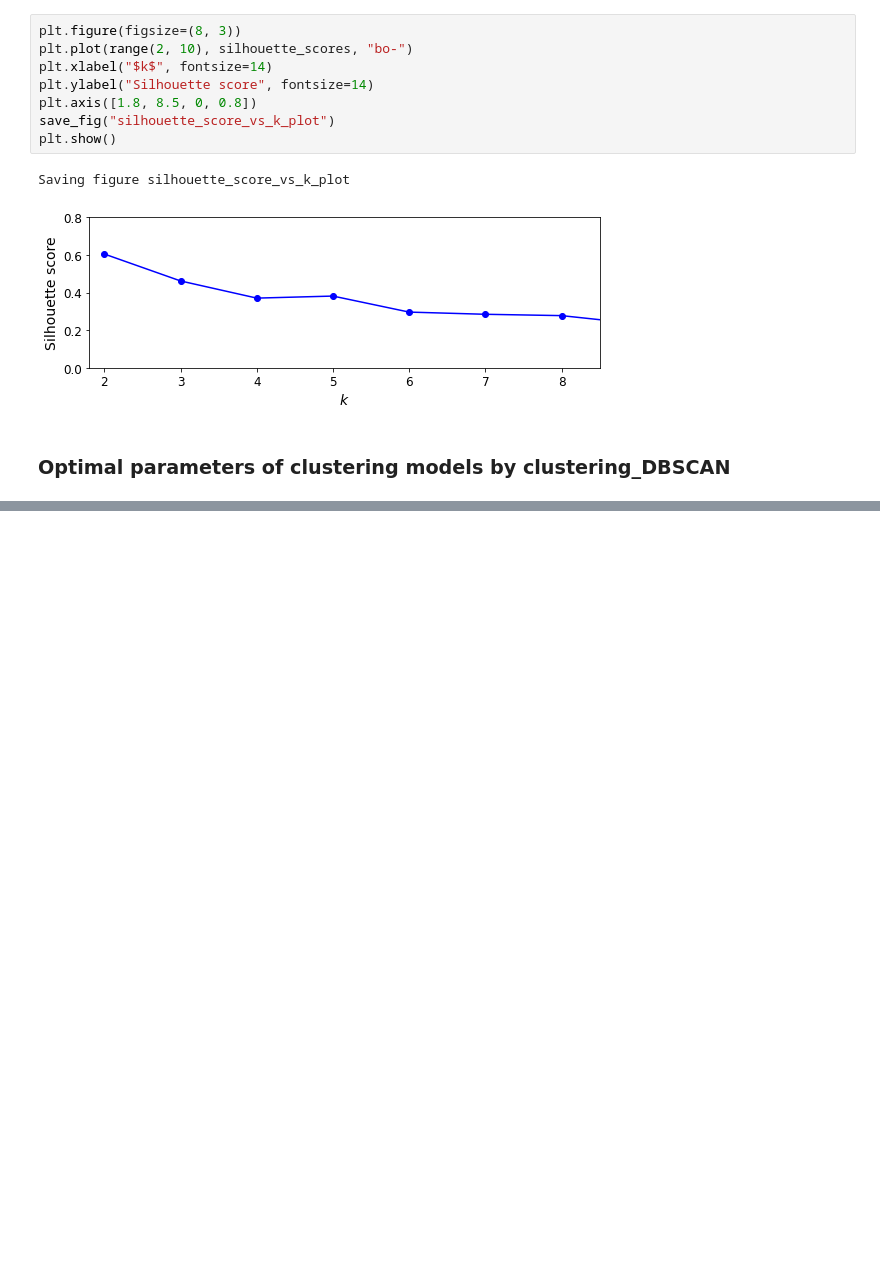
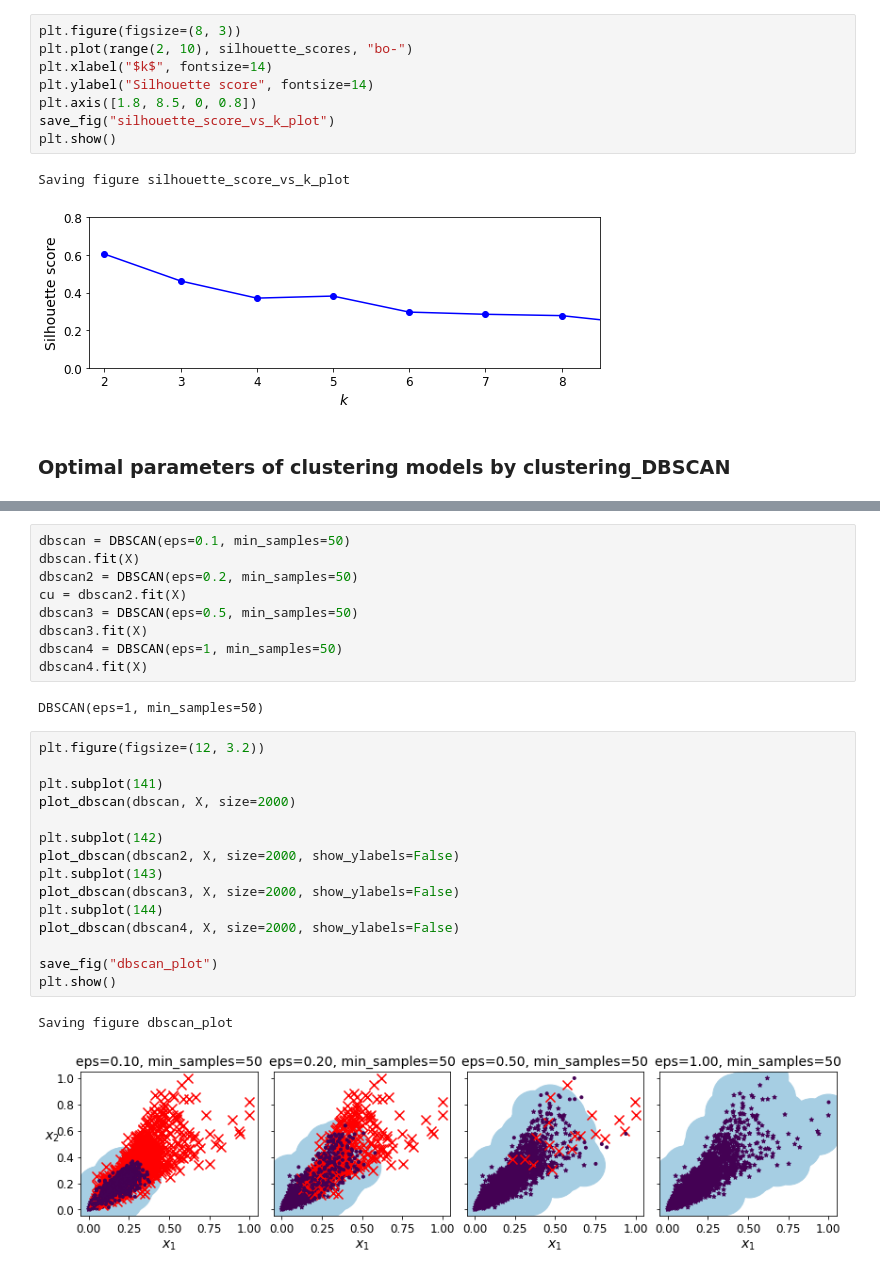
Before and after one commit to xiaomeiX/Project-Machine-Learning-, a Jupyter notebook: MLP6/MLP6-Regression.ipynb, the cells around one changed output, grey strips where cells are left out. Cells and saved outputs as stored; diff of their text form; blank space fills up the shorter version.

```diff
--- a/MLP6/MLP6-Regression.ipynb
+++ b/MLP6/MLP6-Regression.ipynb
@@ -2247,0 +2248,29 @@ Saving figure dbscan_plot
+# %%
+dbscan = DBSCAN(eps=0.1, min_samples=50)
+dbscan.fit(X)
+dbscan2 = DBSCAN(eps=0.2, min_samples=50)
+cu = dbscan2.fit(X)
+dbscan3 = DBSCAN(eps=0.5, min_samples=50)
+dbscan3.fit(X)
+dbscan4 = DBSCAN(eps=1, min_samples=50)
+dbscan4.fit(X)
+# %% [output]
+DBSCAN(eps=1, min_samples=50)
+# %%
+plt.figure(figsize=(12, 3.2))
+
+plt.subplot(141)
+plot_dbscan(dbscan, X, size=2000)
+
+plt.subplot(142)
+plot_dbscan(dbscan2, X, size=2000, show_ylabels=False)
+plt.subplot(143)
+plot_dbscan(dbscan3, X, size=2000, show_ylabels=False)
+plt.subplot(144)
+plot_dbscan(dbscan4, X, size=2000, show_ylabels=False)
+
+save_fig("dbscan_plot")
+plt.show()
+# %% [output]
+Saving figure dbscan_plot
+[figure, added]
```
Also changed, not shown: parts of 7 cells of this notebook, 3 other files.
